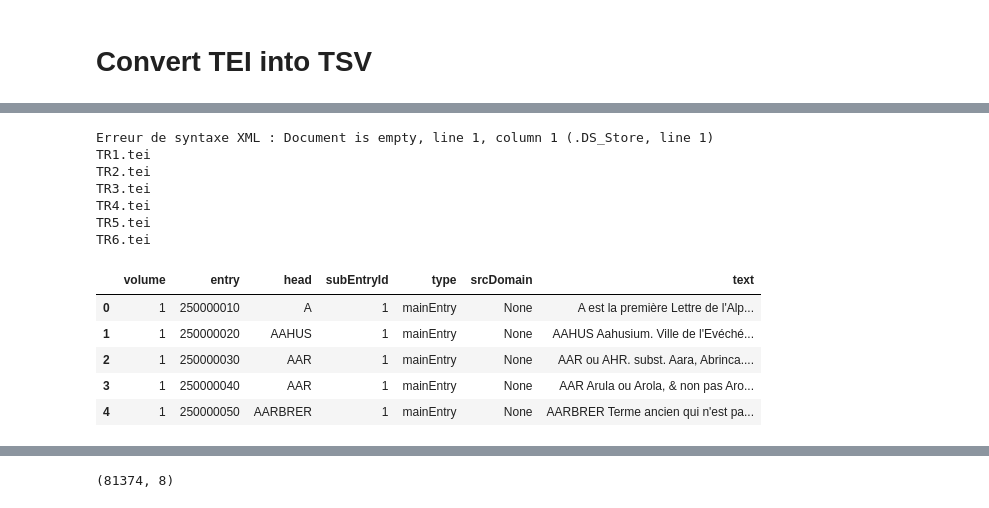
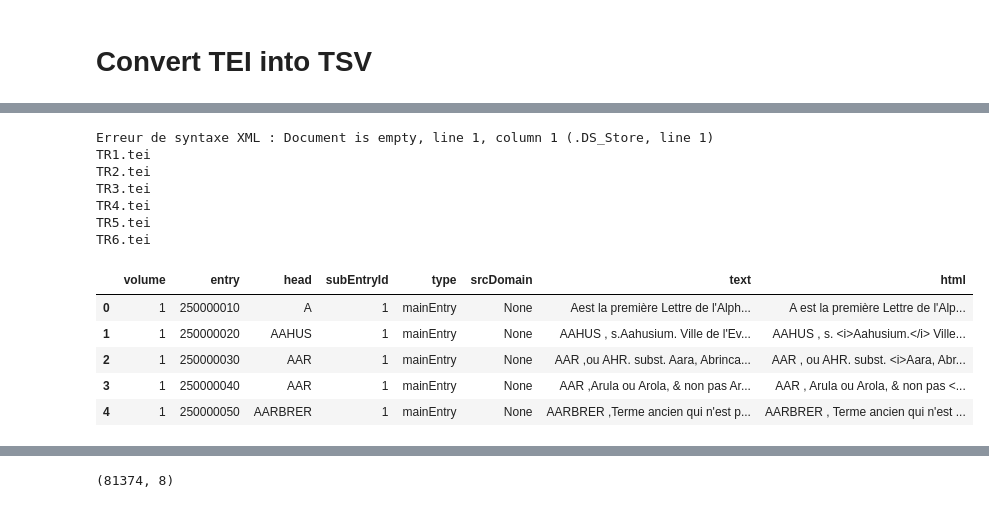
Before and after one commit to ludovicmoncla/trevoux, a Jupyter notebook: 1743_Le_Robert/3.TEI_to_TSV.ipynb, the cells around one changed output, grey strips where cells are left out. Cells and saved outputs as stored; diff of their text form; code cells hidden in the pictures.

```diff
--- a/1743_Le_Robert/3.TEI_to_TSV.ipynb
+++ b/1743_Le_Robert/3.TEI_to_TSV.ipynb
@@ -25,4 +60,6 @@ def extract_text(element):
 # %%
+### !!! CODE BELOW IS FOR PARAGRAPH LEVEL (NOT SUBENTRY LEVEL)
+
 inputpath = os.path.join('..', 'data', '1743_LeRobert', 'tei')
 
 data = []
@@ -49,6 +86,7 @@ for filename in sorted(os.listdir(inputpath)):
             for i, paragraph in enumerate(entry.findall('./p', namespaces=root.nsmap)):
                 usg = None
                 content = ""
+                html = ""
                 form = paragraph.find('.//form/orth', namespaces=root.nsmap)
                 if form is not None:
                     paragraph_lemma = form.text
@@ -66,14 +104,15 @@ for filename in sorted(os.listdir(inputpath)):
 
                 # Extract the text content from the paragraph element
                 content = extract_text(paragraph)
+                html = extract_xml_content(paragraph)
 
                 if i == 0:
                     content = entry_lemma + " " + content
-
+                    html = entry_lemma + " " + html
                 #entry_content += content + "\n\n"
 
                 #if entry_content != "":
-                row = [volume, entry_id, entry_lemma, id, 'mainEntry', i+1, paragraph_domain, content, num_usg_domain]
+                row = [volume, entry_id, entry_lemma, id, 'mainEntry', i+1, paragraph_domain, content, html, num_usg_domain]
                 #volume | entry | entry_lemma | paragraph | paragraph_domain | content
                 data.append(row)
 
@@ -90,6 +129,7 @@ for filename in sorted(os.listdir(inputpath)):
                 for i, paragraph in enumerate(relatedEntry.findall('.//p', namespaces=root.nsmap)):
                     usg = None
                     content = ""
+                    html = ""
 
                     form = paragraph.find('.//form/orth', namespaces=root.nsmap)
                     if form is not None:
@@ -107,13 +147,15 @@ for filename in sorted(os.listdir(inputpath)):
 
                     # Extract the text content from the paragraph element
                     content = extract_text(paragraph)
+                    html = extract_xml_content(paragraph)
 
                     if i == 0:
                         content = entry_lemma + " " + content
+                        html = entry_lemma + " " + html
 
                     #relatedEntry_content += content + "\n\n"
 
-                    row = [volume, entry_id, entry_lemma, id, 'relatedEntry', i+1, paragraph_domain, content, num_usg_domain]
+                    row = [volume, entry_id, entry_lemma, id, 'relatedEntry', i+1, paragraph_domain, content, html, num_usg_domain]
                     #volume | entry | entry_lemma | subordinate | subordinate_domain | content
                     data.append(row)
 
@@ -125,7 +167,7 @@ for filename in sorted(os.listdir(inputpath)):
 
 # convert data into a dataframe
 
-df = pd.DataFrame(data, columns=['volume', 'entry', 'head', 'subEntryId', 'type', 'paragraphId', 'srcDomain', 'text', 'numUsgDomain'])
+df = pd.DataFrame(data, columns=['volume', 'entry', 'head', 'subEntryId', 'type', 'paragraphId', 'srcDomain', 'text', 'html', 'numUsgDomain'])
 df.head()
 # %% [output]
 Erreur de syntaxe XML : Document is empty, line 1, column 1 (.DS_Store, line 1)
@@ -165,14 +207,38 @@ for filename in sorted(os.listdir(inputpath)):
             else:
                 print("Forme : non trouvée, entry:", entry_id)
                 entry_lemma = None
+
+            #if entry_lemma == "AAHUS":
+            #        print("Trouvé AAHUS dans entry:", entry_id, "paragraph:", i+1)
+
+
             entry_content = ""
+            entry_html = ""
+            lemmaGrp = entry.find('.//form[@type="lemmaGrp"]', namespaces=root.nsmap)
+            if lemmaGrp is not None:
+                entry_content = extract_text(lemmaGrp)
+                # manicule: &#9758; <g ref="#manicule-glyph"/>
+                manicule = lemmaGrp.find('.//g[@ref="#manicule-glyph"]', namespaces=root.nsmap)
+                if manicule is not None:
+                    entry_html = "&#9758; " + entry_content + " "
+                else:
+                    entry_html = entry_content + " "
+
             for i, paragraph in enumerate(entry.findall('./p', namespaces=root.nsmap)):
+
+                content = ""
+                html = ""
+                manicule = paragraph.find('.//g[@ref="#manicule-glyph"]', namespaces=root.nsmap)
+                if manicule is not None:
+                    html = "&#9758; "
 
                 form = paragraph.find('.//form/orth', namespaces=root.nsmap)
                 if form is not None:
                     paragraph_lemma = form.text
                 else:
                     paragraph_lemma = None
+
+
                 if usg is None:
                     usg = paragraph.find('.//usg[@type="domain"]', namespaces=root.nsmap)
                     if usg is not None:
@@ -181,15 +247,18 @@ for filename in sorted(os.listdir(inputpath)):
                         paragraph_domain = None
 
                 # Extract the text content from the paragraph element
-                content = extract_text(paragraph)
+                content += extract_text(paragraph)
+                html += extract_xml_content(paragraph)
 
-                if i == 0:
-                    content = entry_lemma + " " + content
+                #if i == 0:
+                #    content = entry_lemma + " " + content
+                #    html = entry_lemma + " " + html
 
                 entry_content += content + "\n\n"
+                entry_html += html + "</p><p>"
 
             if entry_content != "":
-                row = [volume, entry_id, entry_lemma, id, 'mainEntry', paragraph_domain, entry_content]
+                row = [volume, entry_id, entry_lemma, id, 'mainEntry', paragraph_domain, entry_content, entry_html]
                 #volume | entry | entry_lemma | paragraph | paragraph_domain | content
                 data.append(row)
 
@@ -198,19 +267,24 @@ for filename in sorted(os.listdir(inputpath)):
                 id += 1
                 usg = None
                 relatedEntry_content = ""
+                relatedEntry_html = ""
+
                 form = relatedEntry.find('.//form/orth', namespaces=root.nsmap)
                 if form is not None:
                     paragraph_lemma = form.text
+                    relatedEntry_content = paragraph_lemma
                 else:
                     paragraph_lemma = None
-                if usg is None:
-                    usg = paragraph.find('.//usg[@type="domain"]', namespaces=root.nsmap)
-                    if usg is not None:
-                        paragraph_domain = usg.text
-                    else:
-                        paragraph_domain = None
+
 
                 for i, paragraph in enumerate(relatedEntry.findall('.//p', namespaces=root.nsmap)):
+
+                    manicule = paragraph.find('.//g[@ref="#manicule-glyph"]', namespaces=root.nsmap)
+                    if manicule is not None:
+                        relatedEntry_html = "&#9758; " + relatedEntry_content
+                    else:
+                        relatedEntry_content = extract_text(lemmaGrp)
+
 
                     form = paragraph.find('.//form/orth', namespaces=root.nsmap)
                     if form is not None:
@@ -223,40 +297,43 @@ for filename in sorted(os.listdir(inputpath)):
                         paragraph_domain = usg.text
                     else:
                         paragraph_domain = None
 
                     # Extract the text content from the paragraph element
                     content = extract_text(paragraph)
+                    html = extract_xml_content(paragraph)
 
-                    if i == 0:
-                        content = entry_lemma + " " + content
+                    #if i == 0:
+                    #    content = entry_lemma + " " + content
+                    #    html = entry_lemma + " " + html
 
                     relatedEntry_content += content + "\n\n"
+                    relatedEntry_html += html + "</p><p>"
 
-                row = [volume, entry_id, entry_lemma, id, 'relatedEntry', paragraph_domain, relatedEntry_content]
+                row = [volume, entry_id, entry_lemma, id, 'relatedEntry', paragraph_domain, relatedEntry_content, relatedEntry_html]
                 #volume | entry | entry_lemma | subordinate | subordinate_domain | content
                 data.append(row)
 
                 #print(row)
 
     except etree.XMLSyntaxError as e:
         print(f"Erreur de syntaxe XML : {e}")
 
 
 # convert data into a dataframe
 
-df = pd.DataFrame(data, columns=['volume', 'entry', 'head', 'subEntryId', 'type', 'srcDomain', 'text'])
+df = pd.DataFrame(data, columns=['volume', 'entry', 'head', 'subEntryId', 'type', 'srcDomain', 'text', 'html'])
 df.head()
 # %% [output]
 Erreur de syntaxe XML : Document is empty, line 1, column 1 (.DS_Store, line 1)
 TR1.tei
 TR2.tei
 TR3.tei
 TR4.tei
 TR5.tei
 TR6.tei
-|  | volume | entry | head | subEntryId | type | srcDomain | text |
-| 0 | 1 | 250000010 | A | 1 | mainEntry | None | A est la première Lettre de l'Alp... |
-| 1 | 1 | 250000020 | AAHUS | 1 | mainEntry | None | AAHUS Aahusium. Ville de l'Evéché... |
-| 2 | 1 | 250000030 | AAR | 1 | mainEntry | None | AAR ou AHR. subst. Aara, Abrinca.... |
-| 3 | 1 | 250000040 | AAR | 1 | mainEntry | None | AAR Arula ou Arola, & non pas Aro... |
-| 4 | 1 | 250000050 | AARBRER | 1 | mainEntry | None | AARBRER Terme ancien qui n'est pa... |
+|  | volume | entry | head | subEntryId | type | srcDomain | text | html |
+| 0 | 1 | 250000010 | A | 1 | mainEntry | None | Aest la première Lettre de l'Alph... | A est la première Lettre de l'Alp... |
+| 1 | 1 | 250000020 | AAHUS | 1 | mainEntry | None | AAHUS , s.Aahusium. Ville de l'Ev... | AAHUS , s. <i>Aahusium.</i> Ville... |
+| 2 | 1 | 250000030 | AAR | 1 | mainEntry | None | AAR ,ou AHR. subst. Aara, Abrinca... | AAR , ou AHR. subst. <i>Aara, Abr... |
+| 3 | 1 | 250000040 | AAR | 1 | mainEntry | None | AAR ,Arula ou Arola, & non pas Ar... | AAR , Arula ou Arola, & non pas <... |
+| 4 | 1 | 250000050 | AARBRER | 1 | mainEntry | None | AARBRER ,Terme ancien qui n'est p... | AARBRER , Terme ancien qui n'est ... |
```
Also changed, not shown: parts of 13 cells of this notebook.
